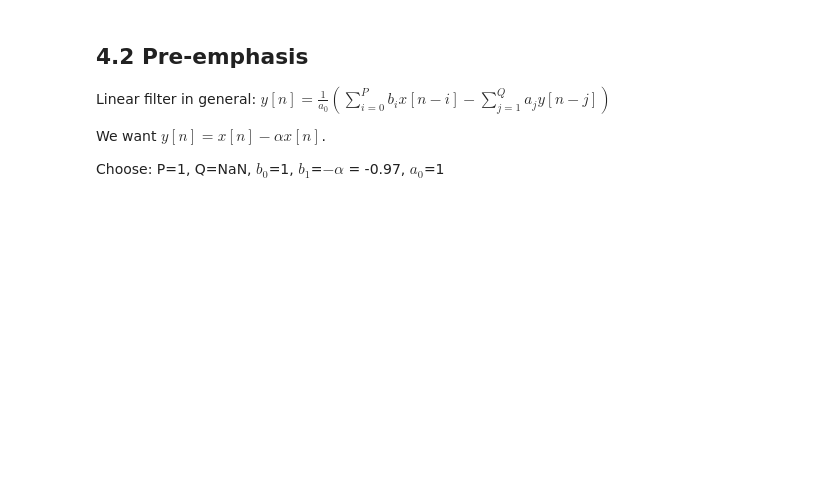
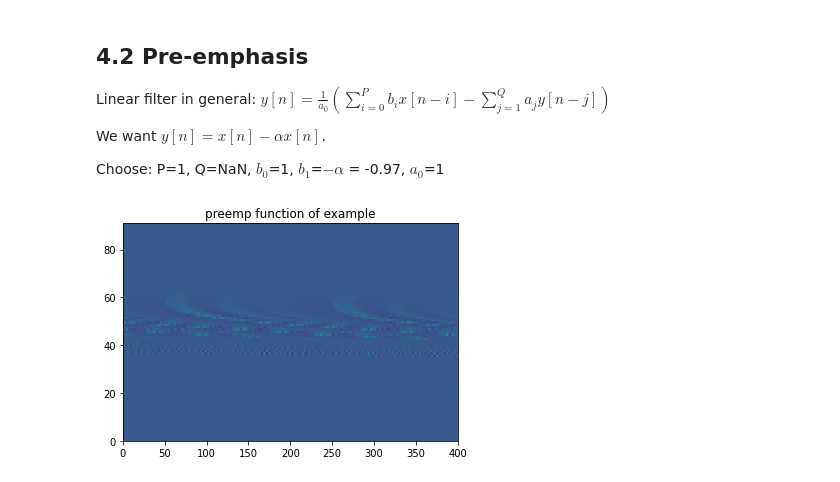
Before and after one commit to kurreman/DT2119_Speech, a Jupyter notebook: KORAY_Lab1.ipynb, the cells around one changed output. Drawn from its saved outputs; the diff is of its cells as text; code cells hidden in the pictures; blank space fills up the shorter version.

```diff
--- a/KORAY_Lab1.ipynb
+++ b/KORAY_Lab1.ipynb
@@ -34,3 +39,10 @@ Linear filter in general: $y[n] = \frac{1}{a_0}(\sum_{i=0}^Pb_ix[n-i] - \sum_{j=
 We want $y[n] = x[n] - \alpha x[n] $.
 
 Choose: P=1, Q=NaN, $b_0$=1, $b_1$=$- \alpha$ = -0.97, $a_0$=1
+# %%
+examplesignal = proto.preemp(examplesignal)
+plt.pcolormesh(examplesignal)
+plt.title("preemp function of example")
+plt.show()
+# %% [output]
+[figure, added]
```
Also changed, not shown: parts of 6 cells of this notebook, 2 other files.
